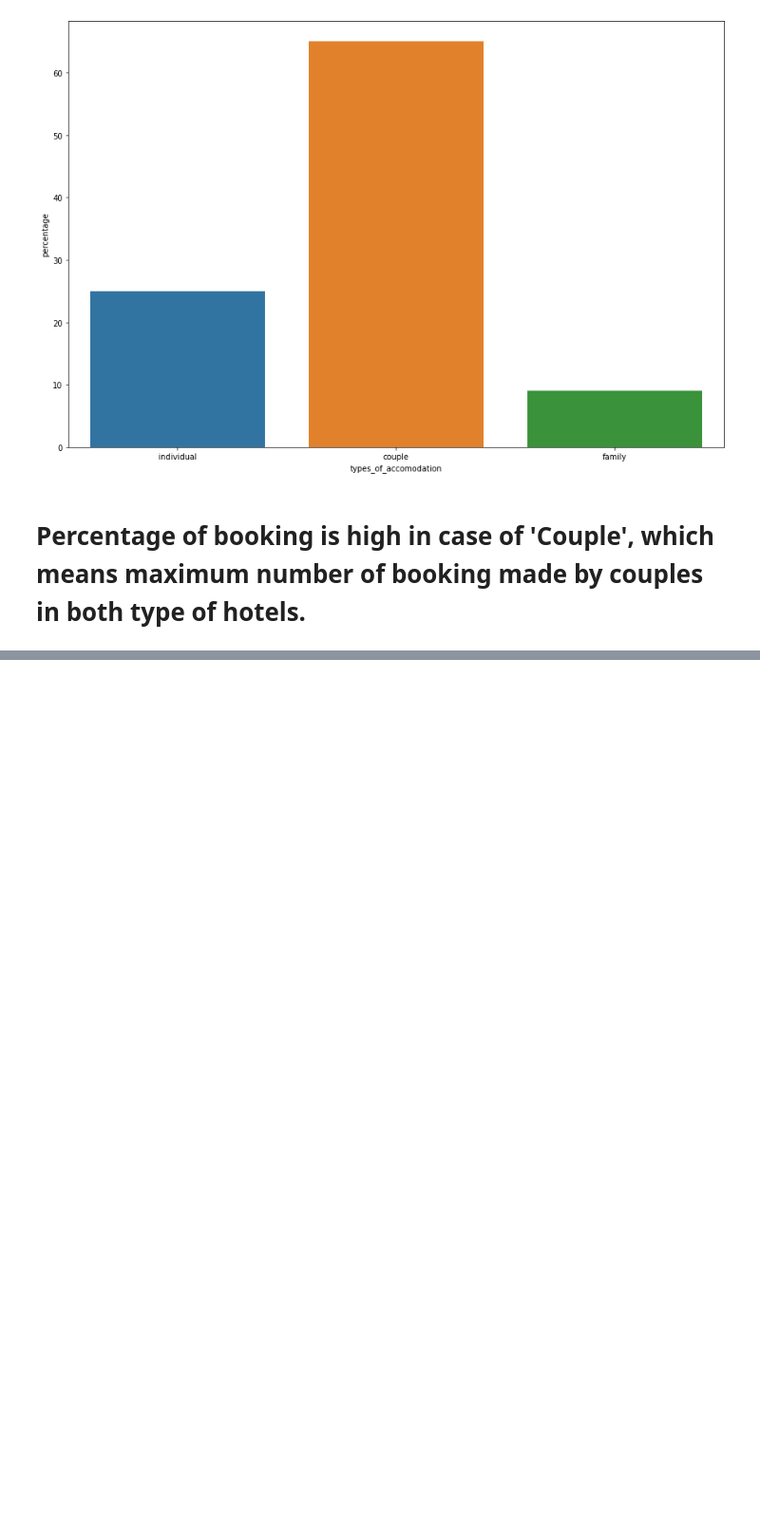
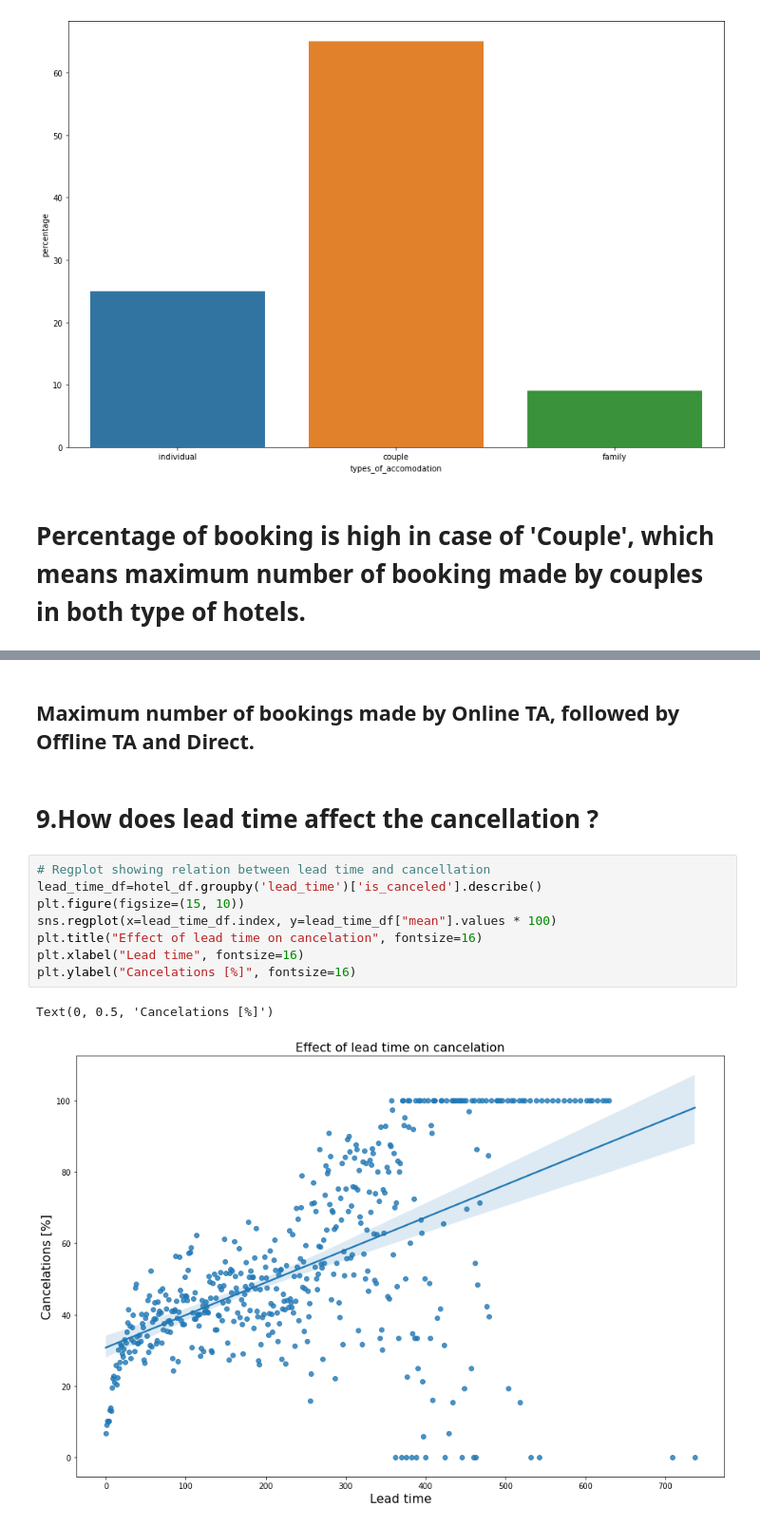
Before and after one commit to Shubhampanaskar/Hotel-Booking-Analysis-Capstone, a Jupyter notebook: Copy_of_Hotel_Booking_Analysis_BY_SHUBHAM_PANASKAR_Capstone_Project.ipynb, the cells around one changed output, grey strips where cells are left out. Shown: that part at 95% size. Saved outputs shown, nothing was run; the diff lists cells and outputs as text; blank space fills up the shorter version.

```diff
--- a/Copy_of_Hotel_Booking_Analysis_BY_SHUBHAM_PANASKAR_Capstone_Project.ipynb
+++ b/Copy_of_Hotel_Booking_Analysis_BY_SHUBHAM_PANASKAR_Capstone_Project.ipynb
@@ -539,0 +543,15 @@ Index(['hotel', 'is_canceled', 'lead_time', 'arrival_date_year',
+# %% [markdown]
+## Maximum number of bookings made by Online TA, followed by Offline TA and Direct.
+# %% [markdown]
+# 9.How does lead time affect the cancellation ?
+# %%
+# Regplot showing relation between lead time and cancellation
+lead_time_df=hotel_df.groupby('lead_time')['is_canceled'].describe()
+plt.figure(figsize=(15, 10))
+sns.regplot(x=lead_time_df.index, y=lead_time_df["mean"].values * 100)
+plt.title("Effect of lead time on cancelation", fontsize=16)
+plt.xlabel("Lead time", fontsize=16)
+plt.ylabel("Cancelations [%]", fontsize=16)
+# %% [output]
+Text(0, 0.5, 'Cancelations [%]')
+[figure, added]
```
Also changed, not shown: parts of 9 cells of this notebook.
